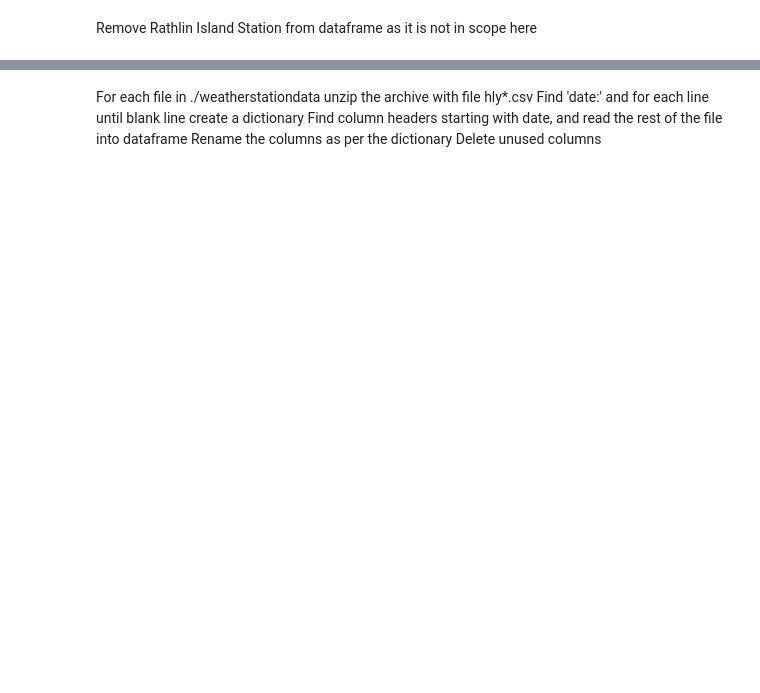
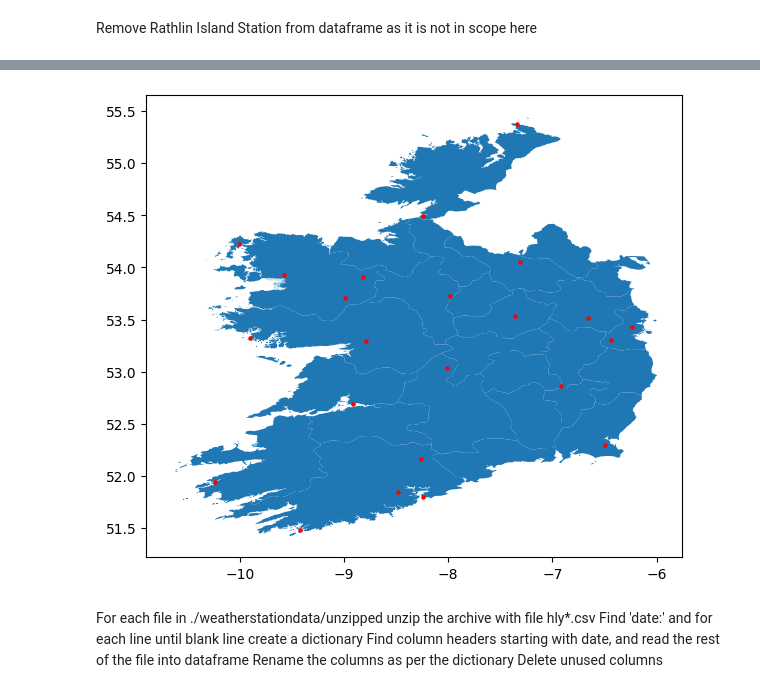
Before and after one commit to lanecolinp/UCDPA_lanecolinp, a Jupyter notebook: WeatherStation.ipynb, the cells around one changed output, grey strips where cells are left out. Drawn from its saved outputs; the diff is of its cells as text; code cells hidden in the pictures; blank space fills up the shorter version.

```diff
--- a/WeatherStation.ipynb
+++ b/WeatherStation.ipynb
@@ -150,0 +138,40 @@ https://cli.fusio.net/cli/climate_data/webdata/hly1775.zip is found
+# %%
+import pandas as pd
+import numpy as np
+from scipy.spatial import cKDTree
+
+
+
+import numpy as np
+from sklearn.neighbors import BallTree
+
+arcltywsdf=ltywsdf
+
+ltywsdf.head
+# the formula requires rad instead of degree
+ltywsdf[["lat_rad", "lon_rad"]] = np.deg2rad(ltywsdf[["latitude", "longitude"]])
+
+ball_tree = BallTree(ltywsdf[["lat_rad", "lon_rad"]], metric="haversine")
+
+distances,neighbors = ball_tree.query(
+    ltywsdf[["lat_rad", "lon_rad"]],
+    k=2,  # k + 1 because we remove the address itself later, hence we need k - 1 = k_desired
+    return_distance=True,  # choose whether you also want to return the distance
+    sort_results=True,
+)
+
+# remove the address/point itself from the array because it itself is its nearest neighbour
+neighbors = neighbors[:, 1:]
+#print(neighbors)
+distances = distances[:, 1:]
+
+ltywsdf["nearest_stations"] = [
+    ltywsdf["name"].iloc[n].to_list() for n in neighbors
+]
+ltywsdf["nearest_station_distance(rad)"] = distances
+ltywsdf["nearest_station_distance(km)"] = distances*6371
+
+
+ltywsdf.explode("nearest_stations")[["name", "nearest_stations"]]
+#ltywsdf.explode("nearest_station_distance")[["name", "nearest_station_distance"]]
+ltywsdf.head
@@ -151,5 +205,11 @@ https://cli.fusio.net/cli/climate_data/webdata/hly1775.zip is found
+# %%
+geometry = [Point(xy) for xy in zip(ltywsdf['longitude'], ltywsdf['latitude'])]
+gdf = GeoDataFrame(ltywsdf, geometry=geometry)
+gdf.plot(ax=IRL_map.plot(figsize=(10, 6)), marker='o', color='red', markersize=5);
+# %% [output]
+[figure, added]
 # %% [markdown]
-For each file in ./weatherstationdata unzip the archive
+For each file in ./weatherstationdata/unzipped unzip the archive
 with file hly*.csv
 Find  'date:' and for each line until blank line create a dictionary
 Find column headers starting with date, and read the rest of the file into dataframe
```
Also changed, not shown: parts of 23 cells of this notebook.
